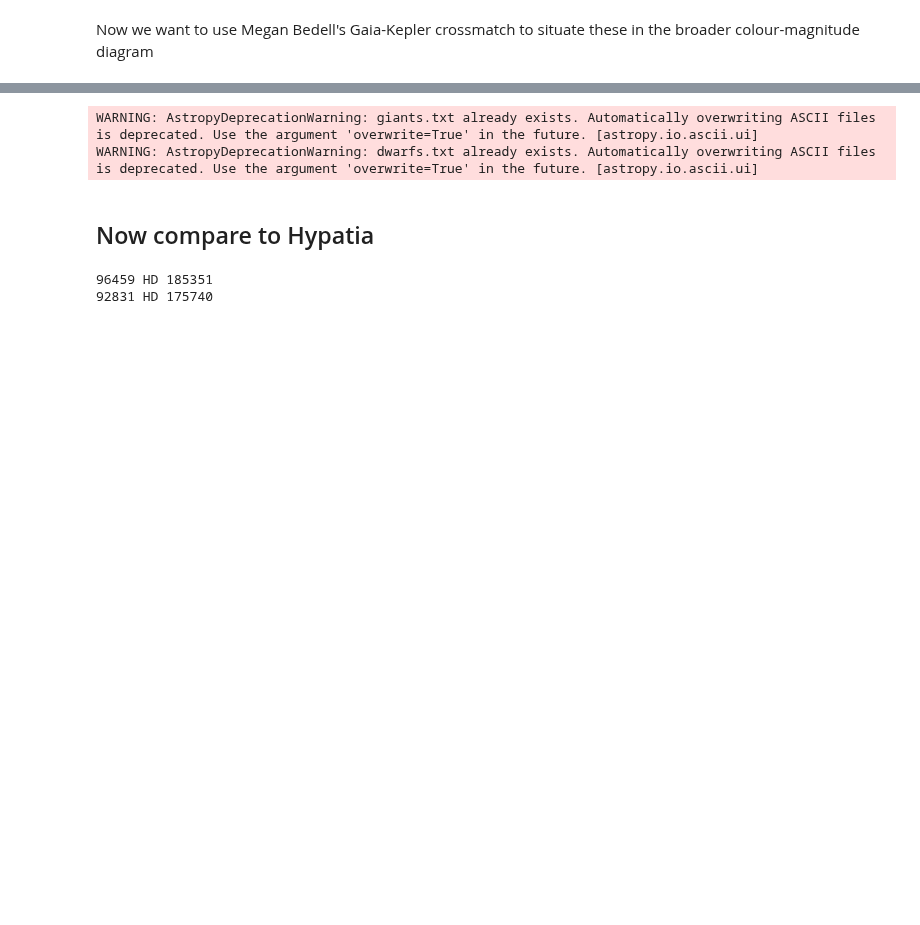
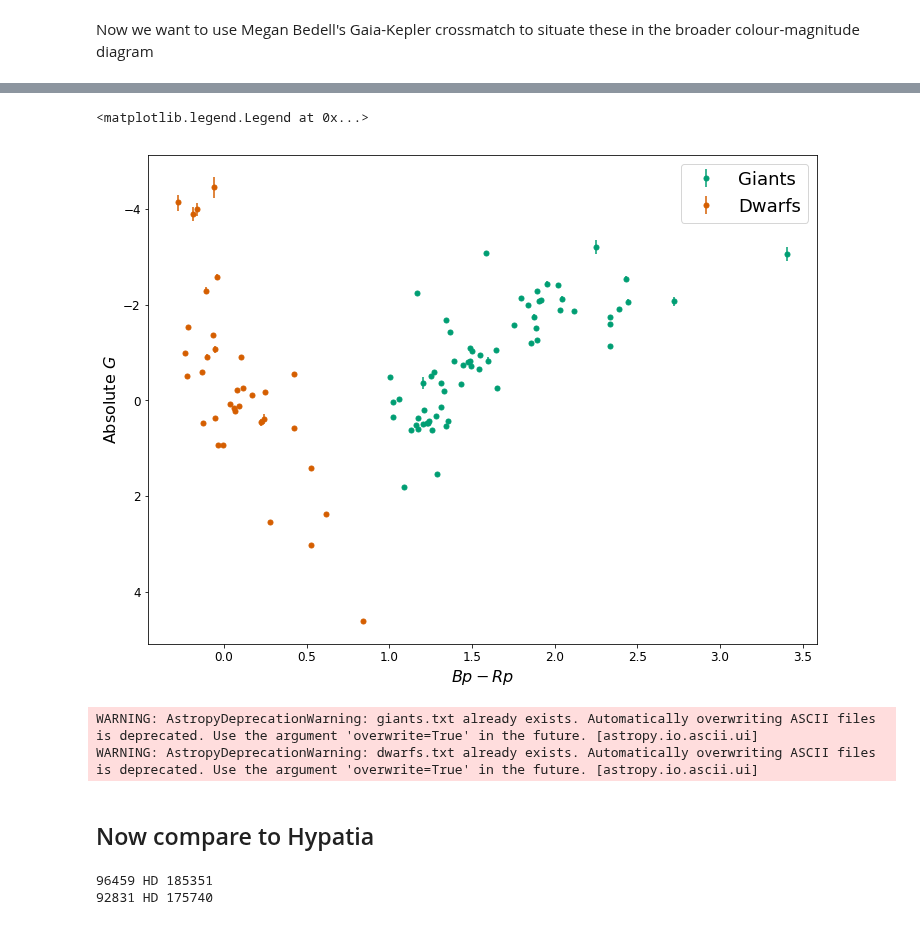
Before and after one commit to benjaminpope/smearcampaign, a Jupyter notebook: notebooks/read_catalogues.ipynb, the cells around one changed output, grey strips where cells are left out. Cells and saved outputs as stored; diff of their text form; code cells hidden in the pictures; blank space fills up the shorter version.

```diff
--- a/notebooks/read_catalogues.ipynb
+++ b/notebooks/read_catalogues.ipynb
@@ -641,3 +688,14 @@ print giants.sum(),'giants', dwarfs.sum(),'dwarfs',giants.sum()+dwarfs.sum(),'to
+# %%
+rc('text', usetex=False)
+plt.errorbar(bp[giants]-rp[giants],abs_gg[giants],yerr=errorbars[:,giants],fmt='.',color=colours[1],label=r'Giants',markersize=10)
+plt.errorbar(bp[dwarfs]-rp[dwarfs],abs_gg[dwarfs],yerr=errorbars[:,dwarfs],fmt='.',color=colours[2],label=r'Dwarfs',markersize=10)
+plt.gca().invert_yaxis()
+plt.xlabel(r'$Bp-Rp$')
+plt.ylabel(r'Absolute $G$')
+plt.legend()
+# %% [output]
+<matplotlib.legend.Legend at 0x...>
+[figure, added]
 # %%
 test = Table({'Giants':cat['Name'][giants].data.data.astype('S10')})
 test.write('giants.txt',format='ascii')
```
Also changed, not shown: parts of 14 cells of this notebook, 2 other files.
